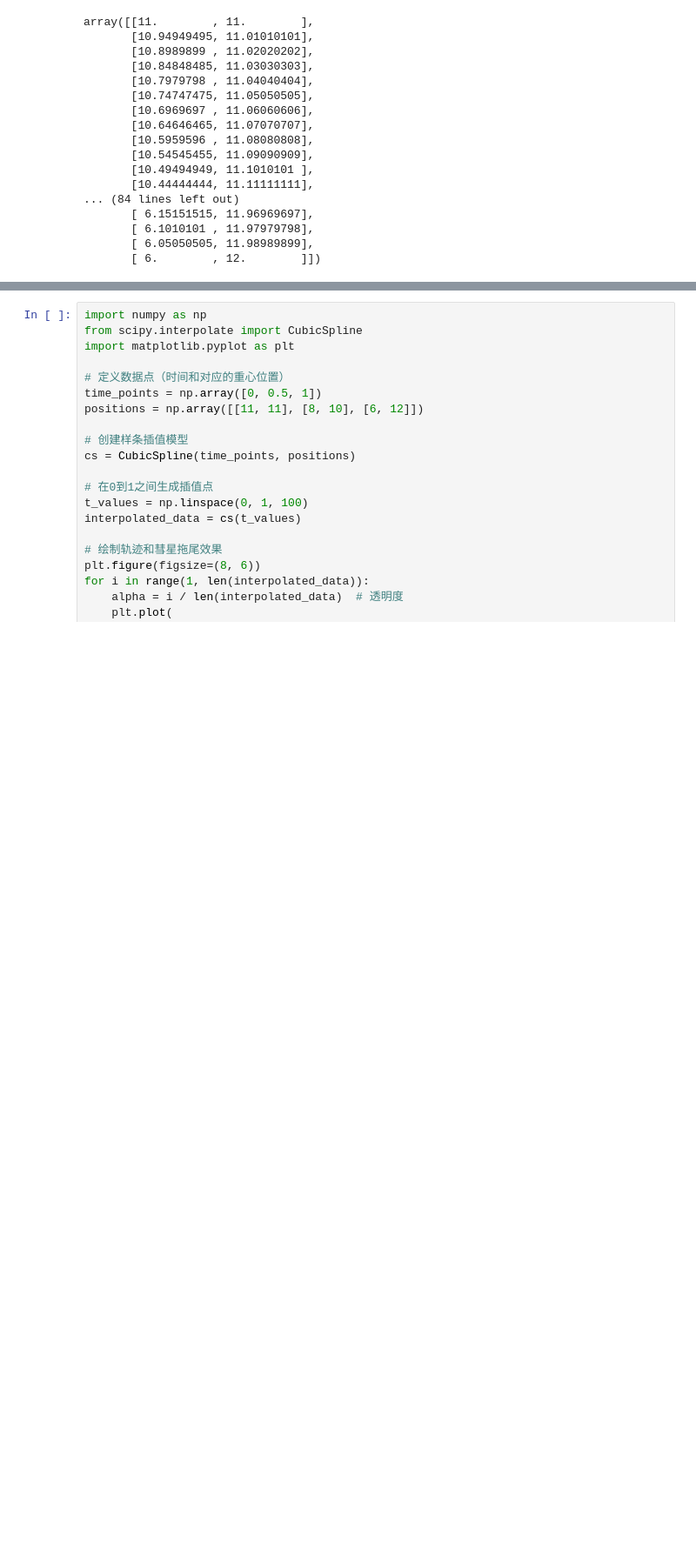
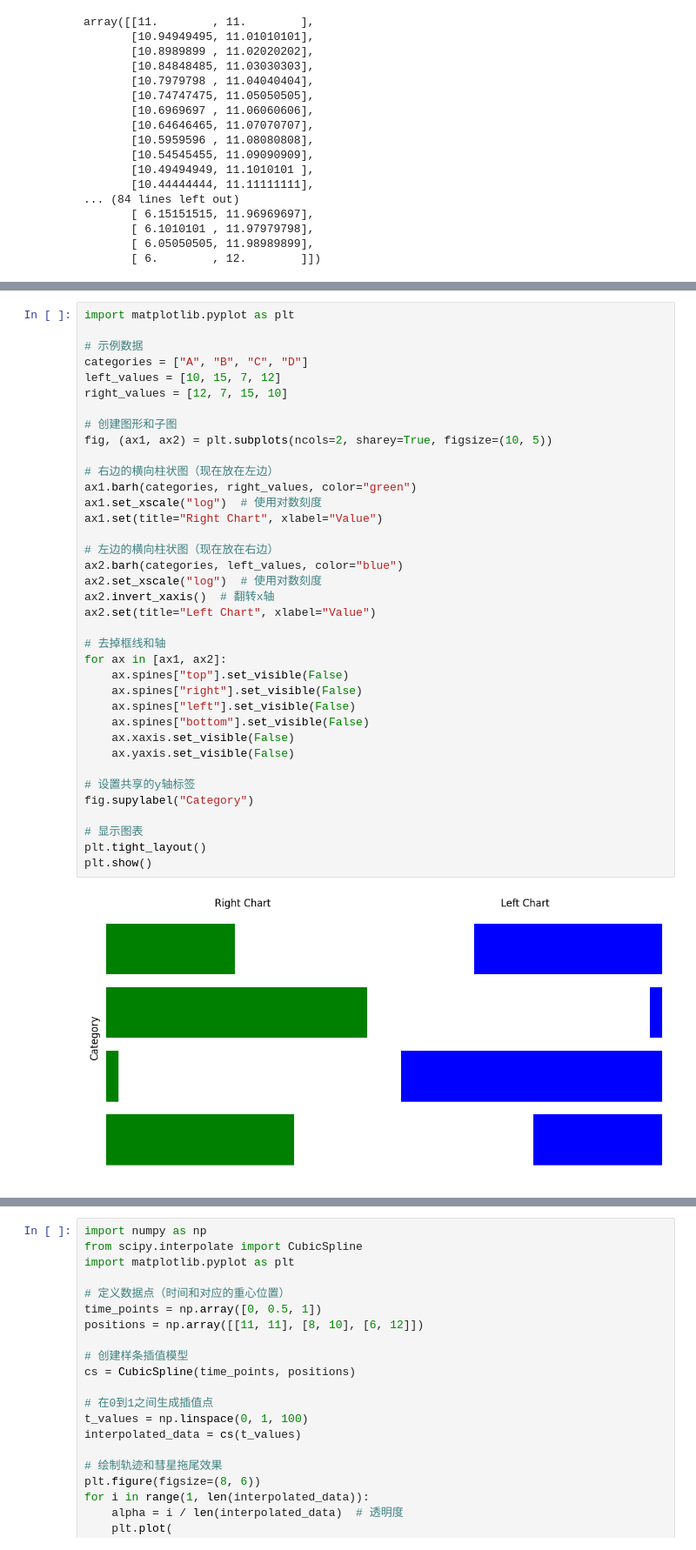
Before and after one commit to zonglushu/insole, a Jupyter notebook: model.ipynb, the cells around one changed output, grey strips where cells are left out. Shown at 87% size. Drawn from its saved outputs; the diff is of its cells as text; blank space fills up the shorter version.

```diff
--- a/model.ipynb
+++ b/model.ipynb
@@ -479,0 +374,39 @@ plt.show()
+# %%
+import matplotlib.pyplot as plt
+
+# 示例数据
+categories = ["A", "B", "C", "D"]
+left_values = [10, 15, 7, 12]
+right_values = [12, 7, 15, 10]
+
+# 创建图形和子图
+fig, (ax1, ax2) = plt.subplots(ncols=2, sharey=True, figsize=(10, 5))
+
+# 右边的横向柱状图（现在放在左边）
+ax1.barh(categories, right_values, color="green")
+ax1.set_xscale("log")  # 使用对数刻度
+ax1.set(title="Right Chart", xlabel="Value")
+
+# 左边的横向柱状图（现在放在右边）
+ax2.barh(categories, left_values, color="blue")
+ax2.set_xscale("log")  # 使用对数刻度
+ax2.invert_xaxis()  # 翻转x轴
+ax2.set(title="Left Chart", xlabel="Value")
+
+# 去掉框线和轴
+for ax in [ax1, ax2]:
+    ax.spines["top"].set_visible(False)
+    ax.spines["right"].set_visible(False)
+    ax.spines["left"].set_visible(False)
+    ax.spines["bottom"].set_visible(False)
+    ax.xaxis.set_visible(False)
+    ax.yaxis.set_visible(False)
+
+# 设置共享的y轴标签
+fig.supylabel("Category")
+
+# 显示图表
+plt.tight_layout()
+plt.show()
+# %% [output]
+[figure, added]
```
Also changed, not shown: parts of 2 cells of this notebook, 10 other files.
